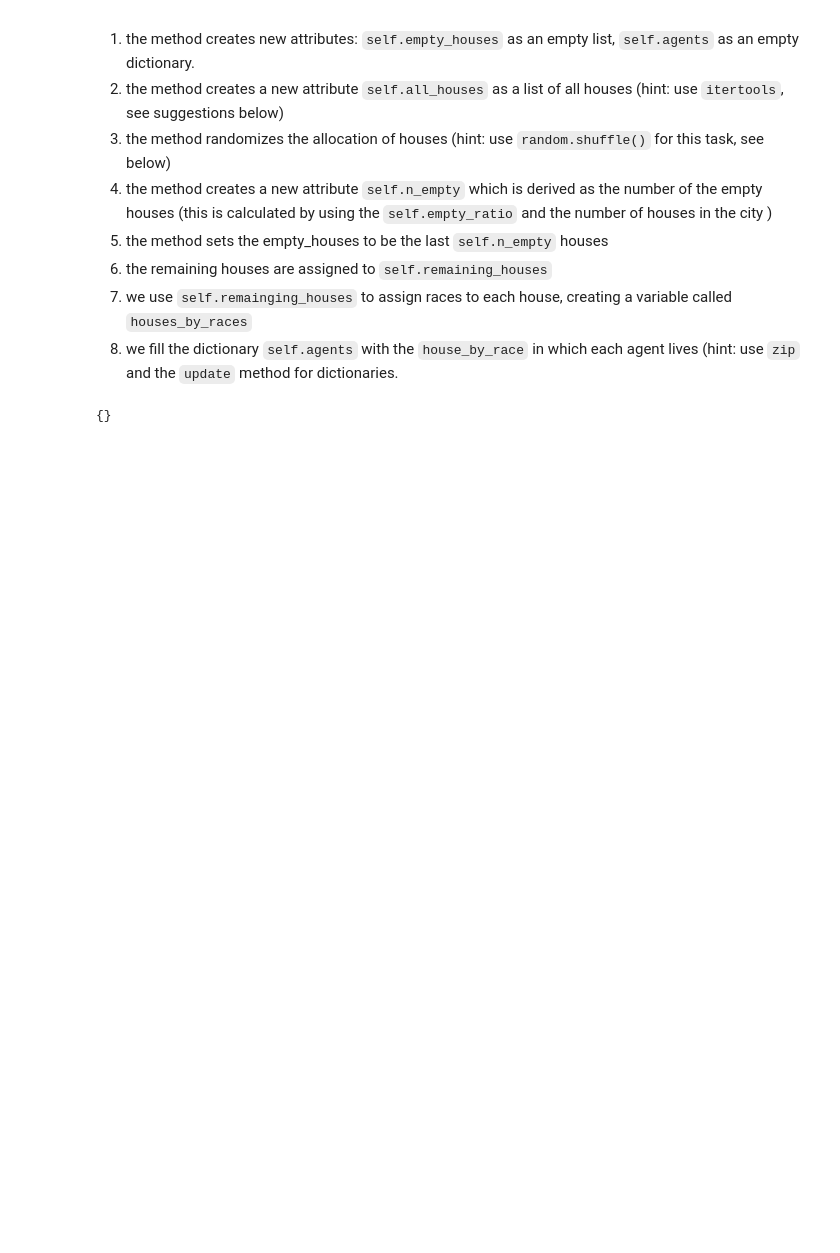
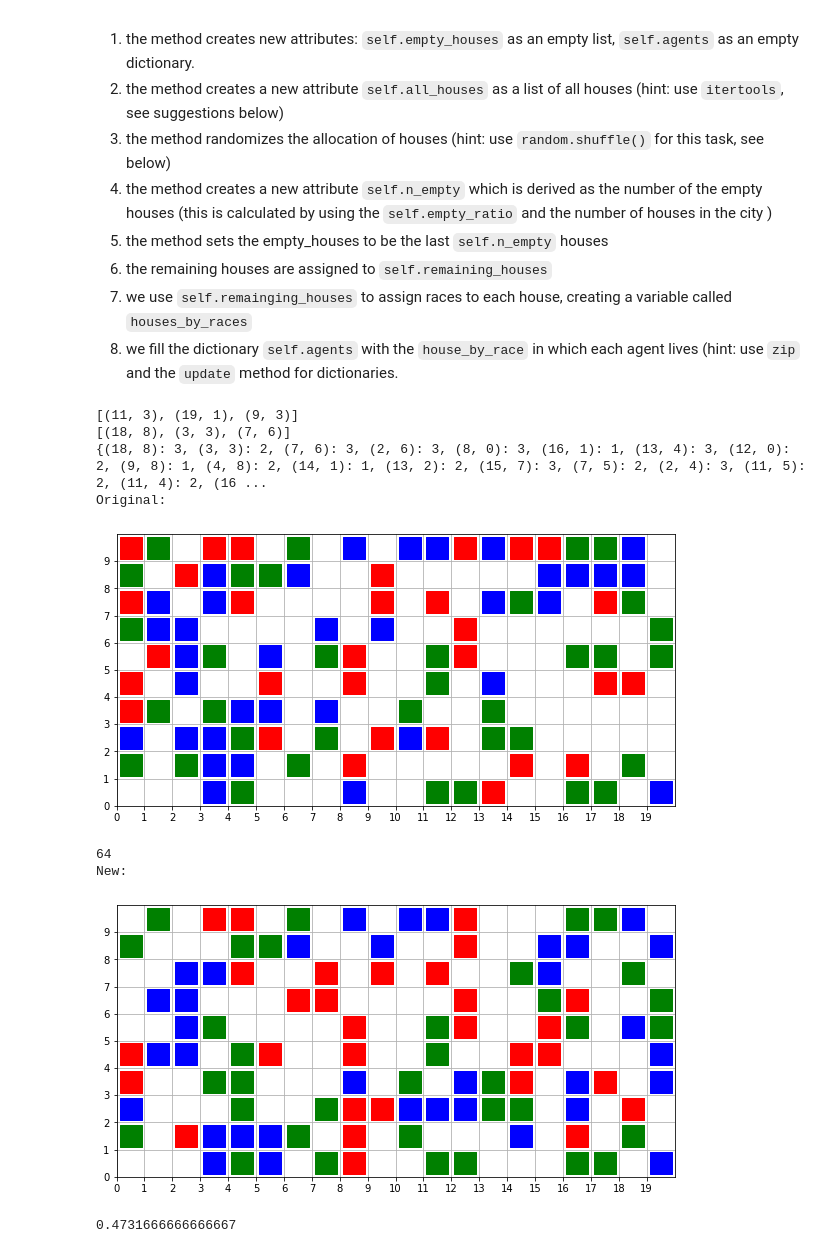
Before and after one commit to ChanMunFai/Six-Guys, a Jupyter notebook: jathieesan_branch.ipynb, the cells around one changed output. Cells and saved outputs as stored; diff of their text form; code cells hidden in the pictures; blank space fills up the shorter version.

````diff
--- a/jathieesan_branch.ipynb
+++ b/jathieesan_branch.ipynb
@@ -43,7 +132,17 @@ To do this, we will try to design the method as follows:
 7. we use ```self.remainging_houses``` to assign races to each house, creating a variable called ```houses_by_races```
 8. we fill the dictionary ```self.agents``` with the ```house_by_race``` in which each agent lives (hint: use ```zip``` and the ```update``` method for dictionaries.
 # %%
-test = Schelling(4,5,5,5,4,2)
+test = Schelling(20,10,0.5,0.5,4,3)
 test.populate()
+test.update(True,True)
+test.sim()
 # %% [output]
-{}
+[(11, 3), (19, 1), (9, 3)]
+[(18, 8), (3, 3), (7, 6)]
+{(18, 8): 3, (3, 3): 2, (7, 6): 3, (2, 6): 3, (8, 0): 3, (16, 1): 1, (13, 4): 3, (12, 0): 2, (9, 8): 1, (4, 8): 2, (14, 1): 1, (13, 2): 2, (15, 7): 3, (7, 5): 2, (2, 4): 3, (11, 5): 2, (11, 4): 2, (16 ...
+Original:
+[figure, added]
+64
+New:
+[figure, added]
+0.4731666666666667
````
Also changed, not shown: parts of 12 cells of this notebook.
